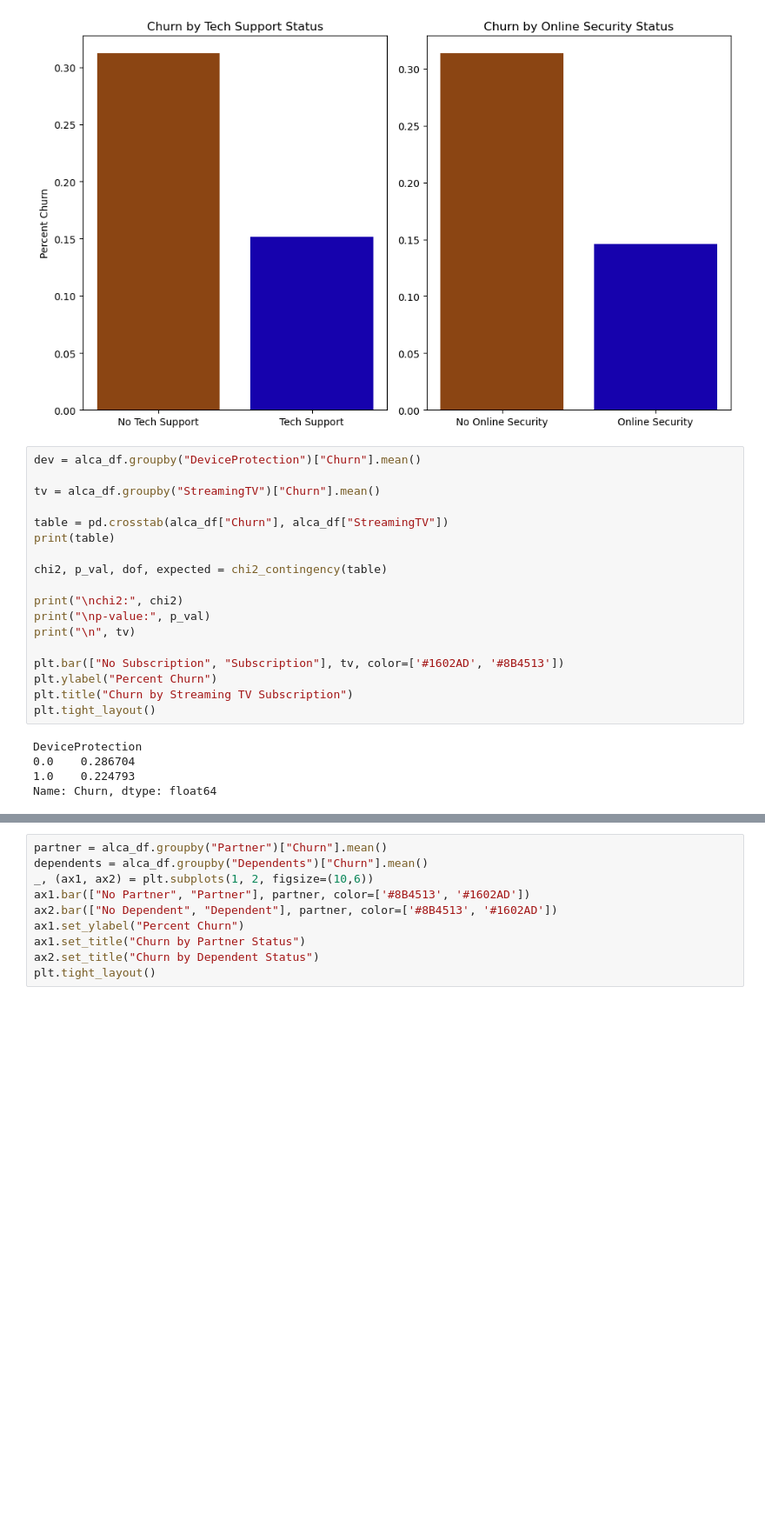
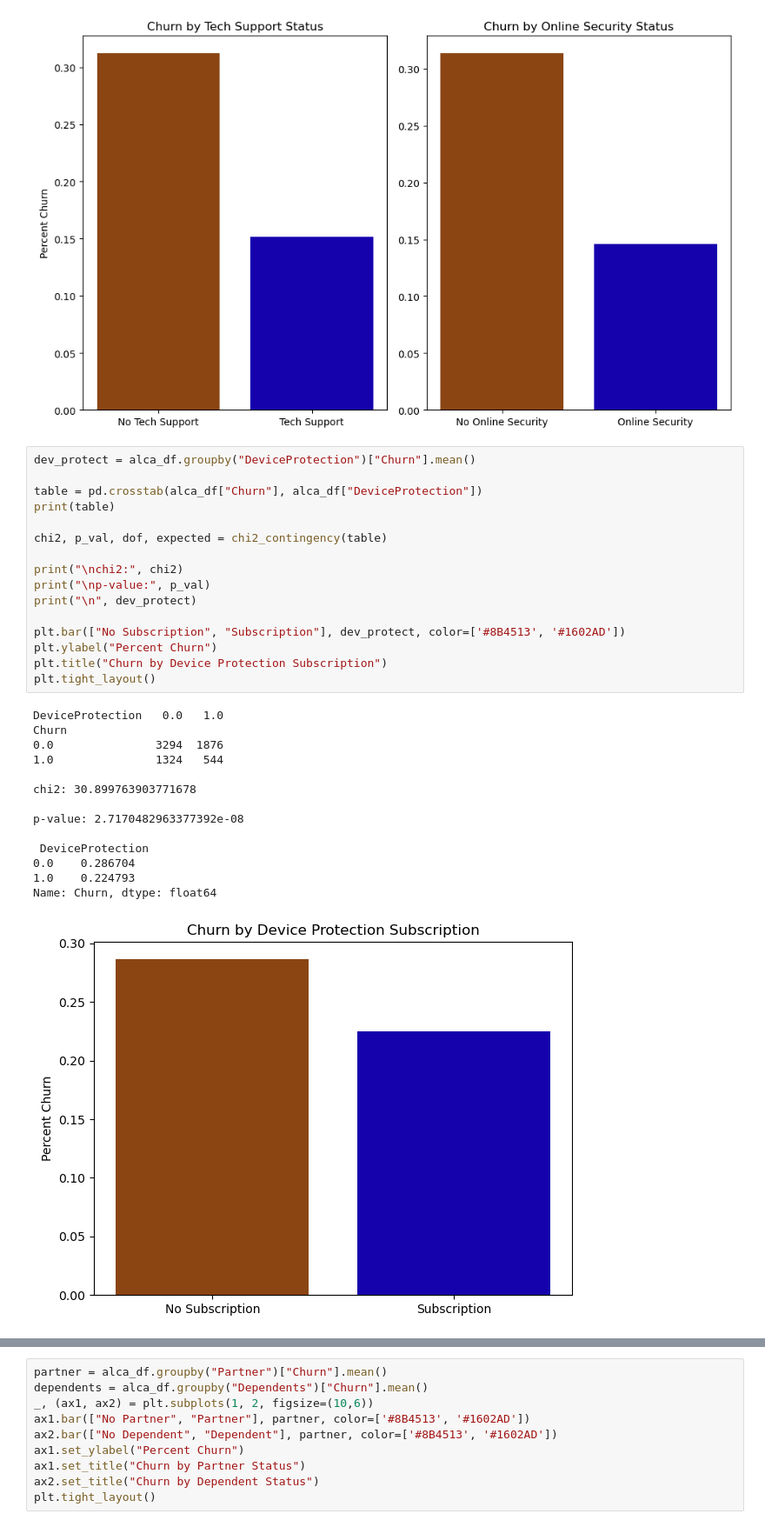
Before and after one commit to brooks-reece/ML-Case-Study, a Jupyter notebook: Alberta.ipynb, the cells around one changed output, grey strips where cells are left out. Shown at 87% size. Cells and saved outputs as stored; diff of their text form; blank space fills up the shorter version.

Commit message:
Added more graphs

```diff
--- a/Alberta.ipynb
+++ b/Alberta.ipynb
@@ -625,26 +625,34 @@ plt.tight_layout()
 # %% [output]
 [figure]
 # %%
-dev = alca_df.groupby("DeviceProtection")["Churn"].mean()
+dev_protect = alca_df.groupby("DeviceProtection")["Churn"].mean()
 
-tv = alca_df.groupby("StreamingTV")["Churn"].mean()
-
-table = pd.crosstab(alca_df["Churn"], alca_df["StreamingTV"])
+table = pd.crosstab(alca_df["Churn"], alca_df["DeviceProtection"])
 print(table)
 
 chi2, p_val, dof, expected = chi2_contingency(table)
 
 print("\nchi2:", chi2)
 print("\np-value:", p_val)
-print("\n", tv)
+print("\n", dev_protect)
 
-plt.bar(["No Subscription", "Subscription"], tv, color=['#1602AD', '#8B4513'])
+plt.bar(["No Subscription", "Subscription"], dev_protect, color=['#8B4513', '#1602AD'])
 plt.ylabel("Percent Churn")
-plt.title("Churn by Streaming TV Subscription")
+plt.title("Churn by Device Protection Subscription")
 plt.tight_layout()
 # %% [output]
-DeviceProtection
+DeviceProtection   0.0   1.0
+Churn
+0.0               3294  1876
+1.0               1324   544
+
+chi2: 30.899763903771678
+
+p-value: 2.7170482963377392e-08
+
+ DeviceProtection
 0.0    0.286704
 1.0    0.224793
 Name: Churn, dtype: float64
+[figure, added]
 # %%
```
Also changed, not shown: parts of 5 cells of this notebook, 3 other files.
